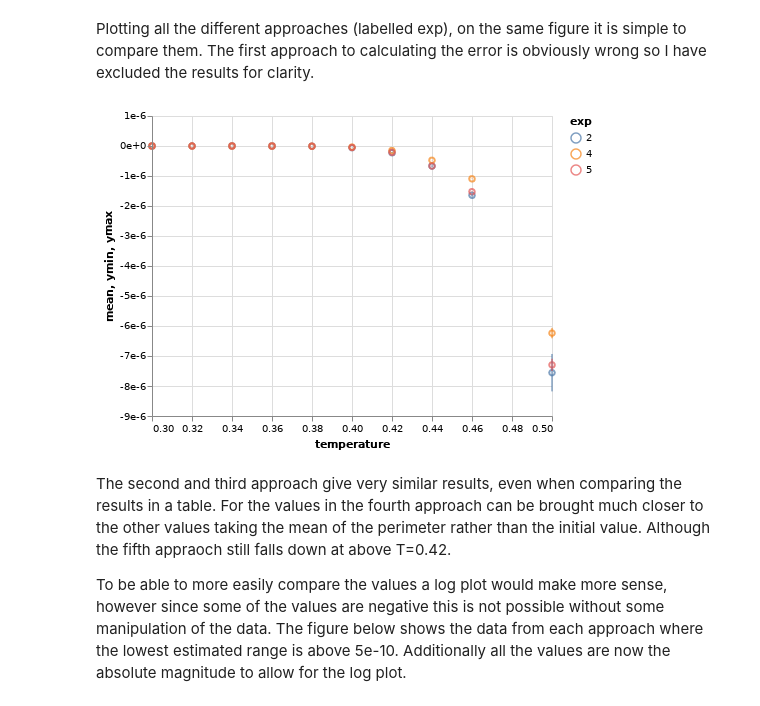
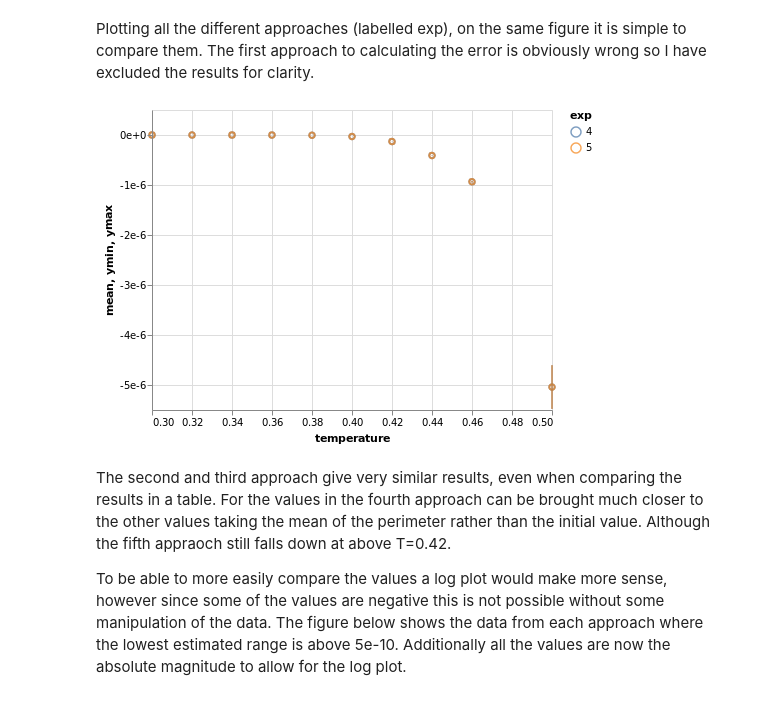
Before and after one commit to malramsay64/Crystal_Melting, a Jupyter notebook: notebooks/02_calculating_melting_rate_errors.ipynb, the cells around one changed output. Saved outputs shown, nothing was run; the diff lists cells and outputs as text; code cells hidden in the pictures.

```diff
--- a/notebooks/02_calculating_melting_rate_errors.ipynb
+++ b/notebooks/02_calculating_melting_rate_errors.ipynb
@@ -53,3 +58,5 @@ chart
+# %%
+time_df["radius"] = np.sqrt(time_df["volume"].values) / np.pi
 # %%
 # chart.save('../figures/melting_Trimer-P1.00-p2.png')
 # %% [markdown]
@@ -186,7 +190,7 @@ def gradient_regression_first(df):
     df = df.dropna()
     slope, _, _, _, std_err = scipy.stats.linregress(
         x=df.time,
-        y=df.volume / df.surface_area[0]
+        y=df.radius
     )
     return slope, std_err
 
@@ -210,7 +214,7 @@ def gradient_regression_mean(df):
 
     """
     df = df.dropna()
-    slope, _, _, _, std_err = scipy.stats.linregress(df.time, df.volume/df.surface_area.mean())
+    slope, _, _, _, std_err = scipy.stats.linregress(df.time, df.radius)
     return slope, std_err
 
 gradient_mean = time_df.groupby(group_bys).apply(
@@ -262,24 +266,24 @@ gradient1['exp'] = 1
 gradient2['exp'] = 2
 gradient4['exp'] = 4
 gradient5['exp'] = 5
-gradients_all = pandas.concat([gradient2, gradient4, gradient5], axis=0, sort=True)
+gradients_all = pandas.concat([gradient4, gradient5], axis=0, sort=True)
 # %% [markdown]
 Plotting all the different approaches (labelled exp), on the same figure it is simple to compare them. The first approach to calculating the error is obviously wrong so I have excluded the results for clarity.
 # %%
 chart = alt.Chart(gradients_all).mark_point().transform_calculate(
-    ymin="datum.mean-datum.error/2",
-    ymax="datum.mean+datum.error/2"
+    ymin="datum.mean-datum.error",
+    ymax="datum.mean+datum.error"
 ).encode(
     alt.X('temperature:Q', scale=alt.Scale(zero=False)),
     color='exp:N',
 )
 
 (
     chart.encode(y=alt.Y('mean', axis=alt.Axis(format='e'))) +
     chart.mark_rule().encode(y='ymin:Q', y2='ymax:Q')
 )
 # %% [output]
-[figure, old version]
+[figure, new version]
 # %% [markdown]
 The second and third approach give very similar results, even when comparing the results in a table. For the values in the fourth approach can be brought much closer to the other values taking the mean of the perimeter rather than the initial value. Although the fifth appraoch still falls down at above T=0.42.
 
```
Also changed, not shown: parts of 10 cells of this notebook, 2 other files.
